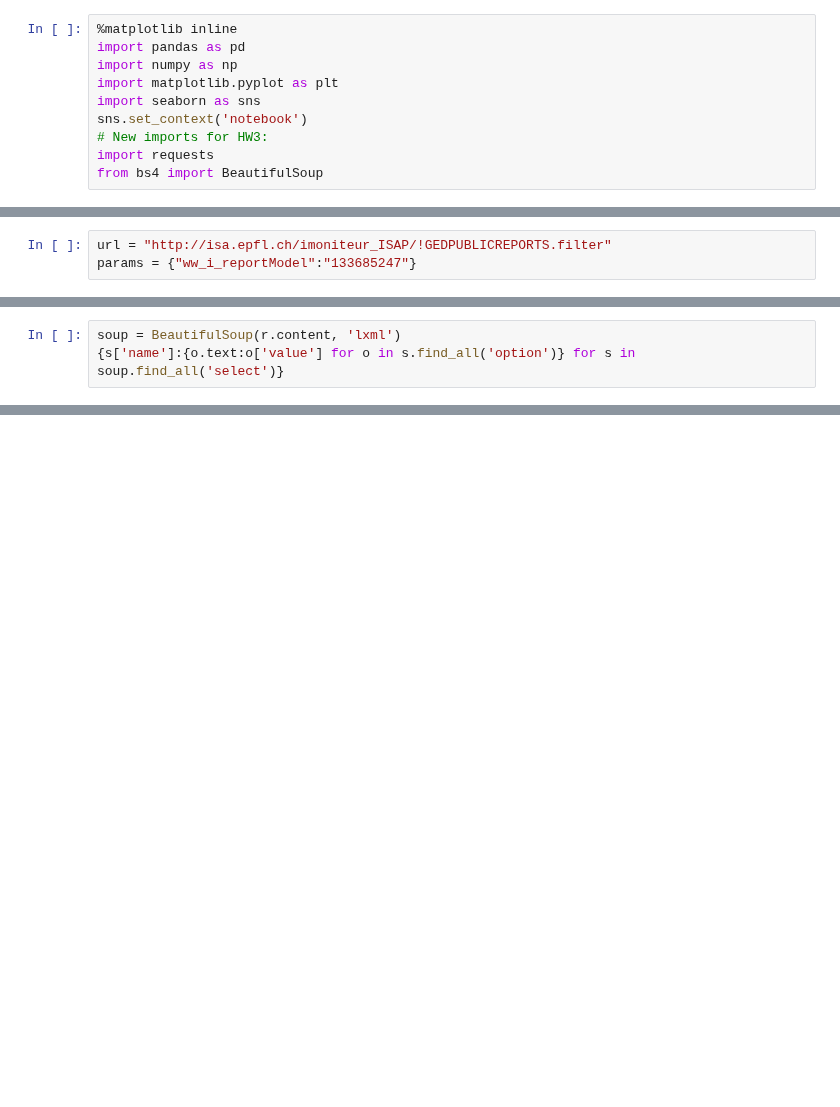
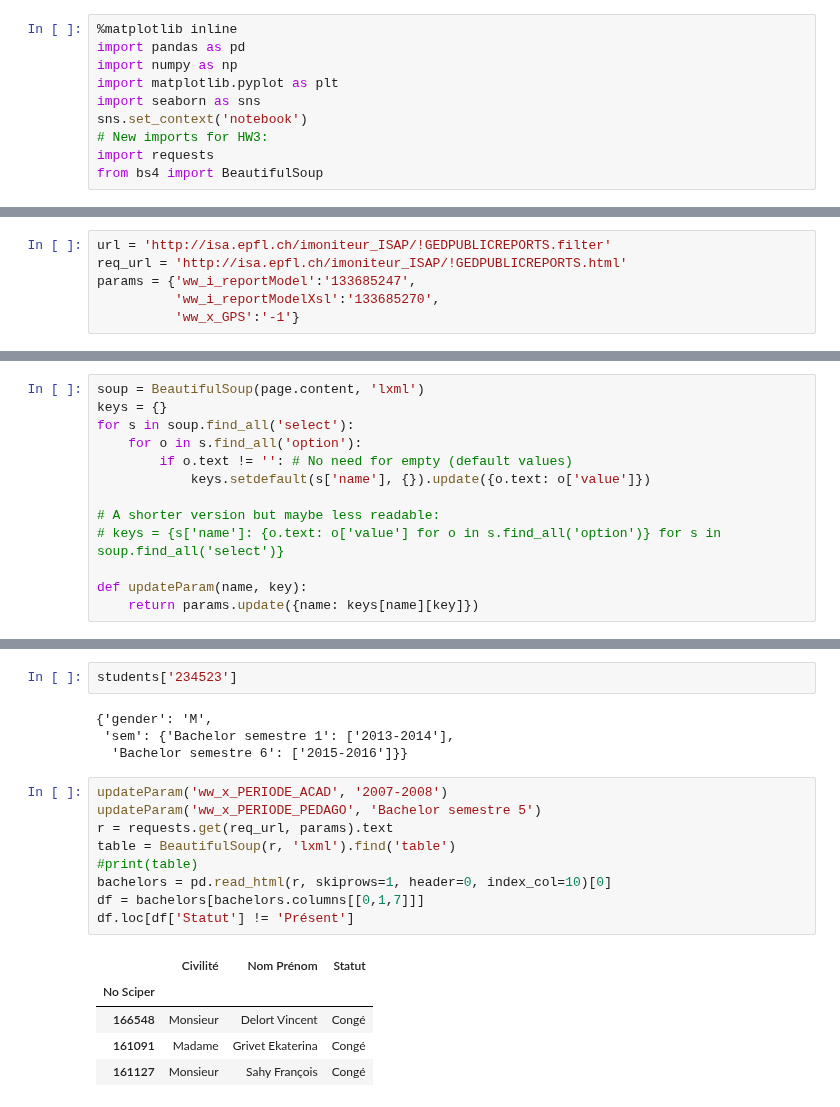
Before and after one commit to fdevillard/ada-homeworks, a Jupyter notebook: 02 - Data from the Web/hw3.ipynb, the cells around one changed output, grey strips where cells are left out. Drawn from its saved outputs; the diff is of its cells as text; blank space fills up the shorter version.

```diff
--- a/02 - Data from the Web/hw3.ipynb
+++ b/02 - Data from the Web/hw3.ipynb
@@ -17,4 +20,7 @@ First looking at the public portal, we retrieve the URL for requests to the serv
 # %%
-url = "http://isa.epfl.ch/imoniteur_ISAP/!GEDPUBLICREPORTS.filter"
-params = {"ww_i_reportModel":"133685247"}
+url = 'http://isa.epfl.ch/imoniteur_ISAP/!GEDPUBLICREPORTS.filter'
+req_url = 'http://isa.epfl.ch/imoniteur_ISAP/!GEDPUBLICREPORTS.html'
+params = {'ww_i_reportModel':'133685247',
+          'ww_i_reportModelXsl':'133685270',
+          'ww_x_GPS':'-1'}
 # %%
@@ -22,3 +30,13 @@ r = requests.get(url, params)
 # %%
-soup = BeautifulSoup(r.content, 'lxml')
-{s['name']:{o.text:o['value'] for o in s.find_all('option')} for s in soup.find_all('select')}
+soup = BeautifulSoup(page.content, 'lxml')
+keys = {}
+for s in soup.find_all('select'):
+    for o in s.find_all('option'):
+        if o.text != '': # No need for empty (default values)
+            keys.setdefault(s['name'], {}).update({o.text: o['value']})
+
+# A shorter version but maybe less readable:
+# keys = {s['name']: {o.text: o['value'] for o in s.find_all('option')} for s in soup.find_all('select')}
+
+def updateParam(name, key):
+    return params.update({name: keys[name][key]})
@@ -42,0 +93,21 @@ soup = BeautifulSoup(r.content, 'lxml')
+# %%
+students['234523']
+# %% [output]
+{'gender': 'M',
+ 'sem': {'Bachelor semestre 1': ['2013-2014'],
+  'Bachelor semestre 6': ['2015-2016']}}
+# %%
+updateParam('ww_x_PERIODE_ACAD', '2007-2008')
+updateParam('ww_x_PERIODE_PEDAGO', 'Bachelor semestre 5')
+r = requests.get(req_url, params).text
+table = BeautifulSoup(r, 'lxml').find('table')
+#print(table)
+bachelors = pd.read_html(r, skiprows=1, header=0, index_col=10)[0]
+df = bachelors[bachelors.columns[[0,1,7]]]
+df.loc[df['Statut'] != 'Présent']
+# %% [output]
+|  | Civilité | Nom Prénom | Statut |
+| No Sciper |  |  |  |
+| 166548 | Monsieur | Delort Vincent | Congé |
+| 161091 | Madame | Grivet Ekaterina | Congé |
+| 161127 | Monsieur | Sahy François | Congé |
```
Also changed, not shown: parts of 9 cells of this notebook.
